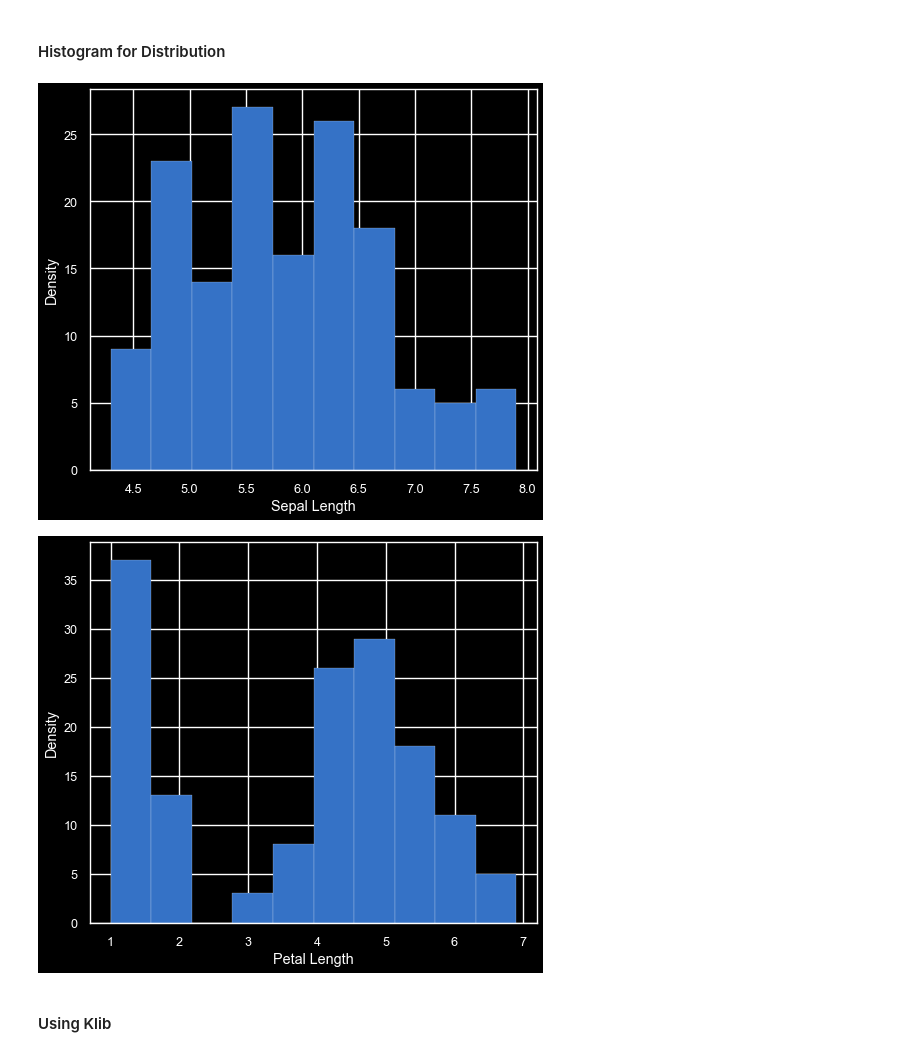
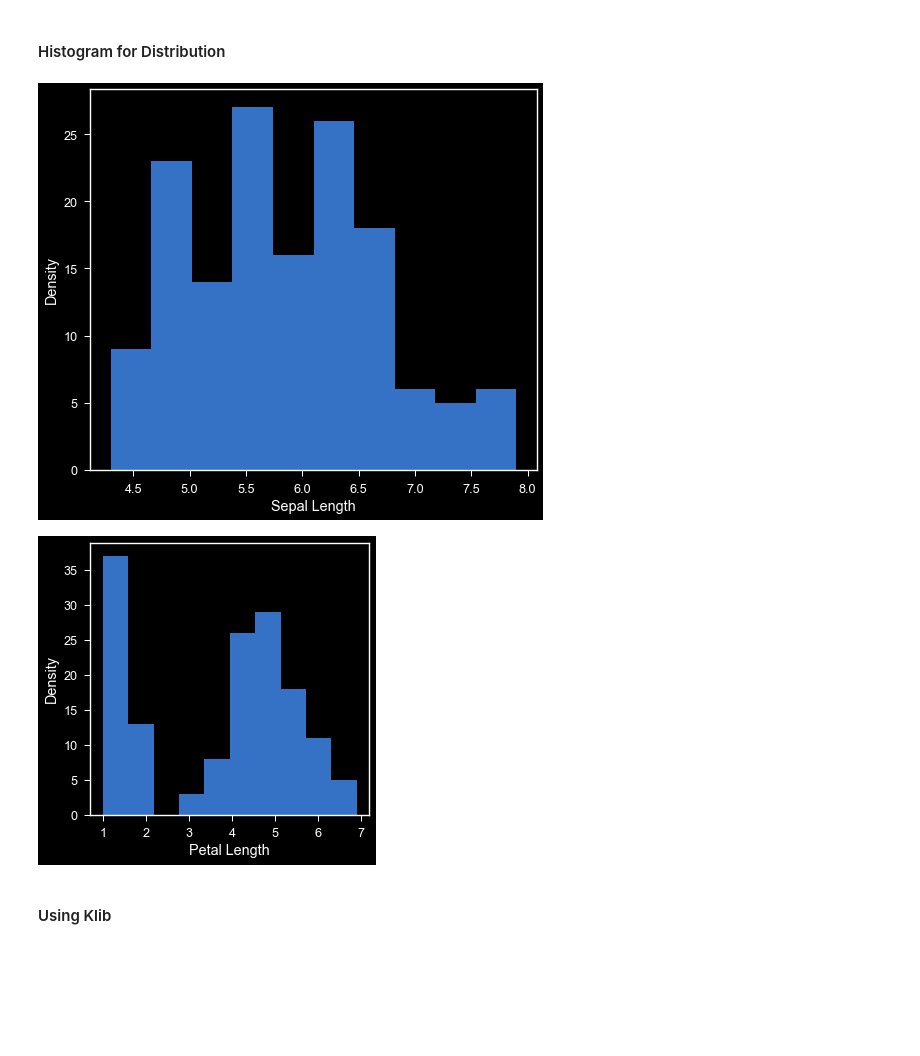
Before and after one commit to algonacci/IndonesiaAI_MachineLearning, a Jupyter notebook: Pertemuan-2/Pertemuan-2.ipynb, the cells around one changed output. Cells and saved outputs as stored; diff of their text form; code cells hidden in the pictures; blank space fills up the shorter version.

```diff
--- a/Pertemuan-2/Pertemuan-2.ipynb
+++ b/Pertemuan-2/Pertemuan-2.ipynb
@@ -88,16 +88,19 @@ Jumlah kolom : 5
 df['sepal_length'].hist()
 plt.xlabel('Sepal Length')
 plt.ylabel('Density')
+plt.grid()
 plt.show()
 # %% [output]
-[figure, old version]
+[figure, new version]
 # %%
+plt.figure(figsize=(5,5))
 df['petal_length'].hist()
 plt.xlabel('Petal Length')
 plt.ylabel('Density')
+plt.grid(visible=None)
 plt.show()
 # %% [output]
-[figure, old version]
+[figure, new version]
 # %% [markdown]
 #### Using Klib
 # %%
```
Also changed, not shown: parts of 15 cells of this notebook.
